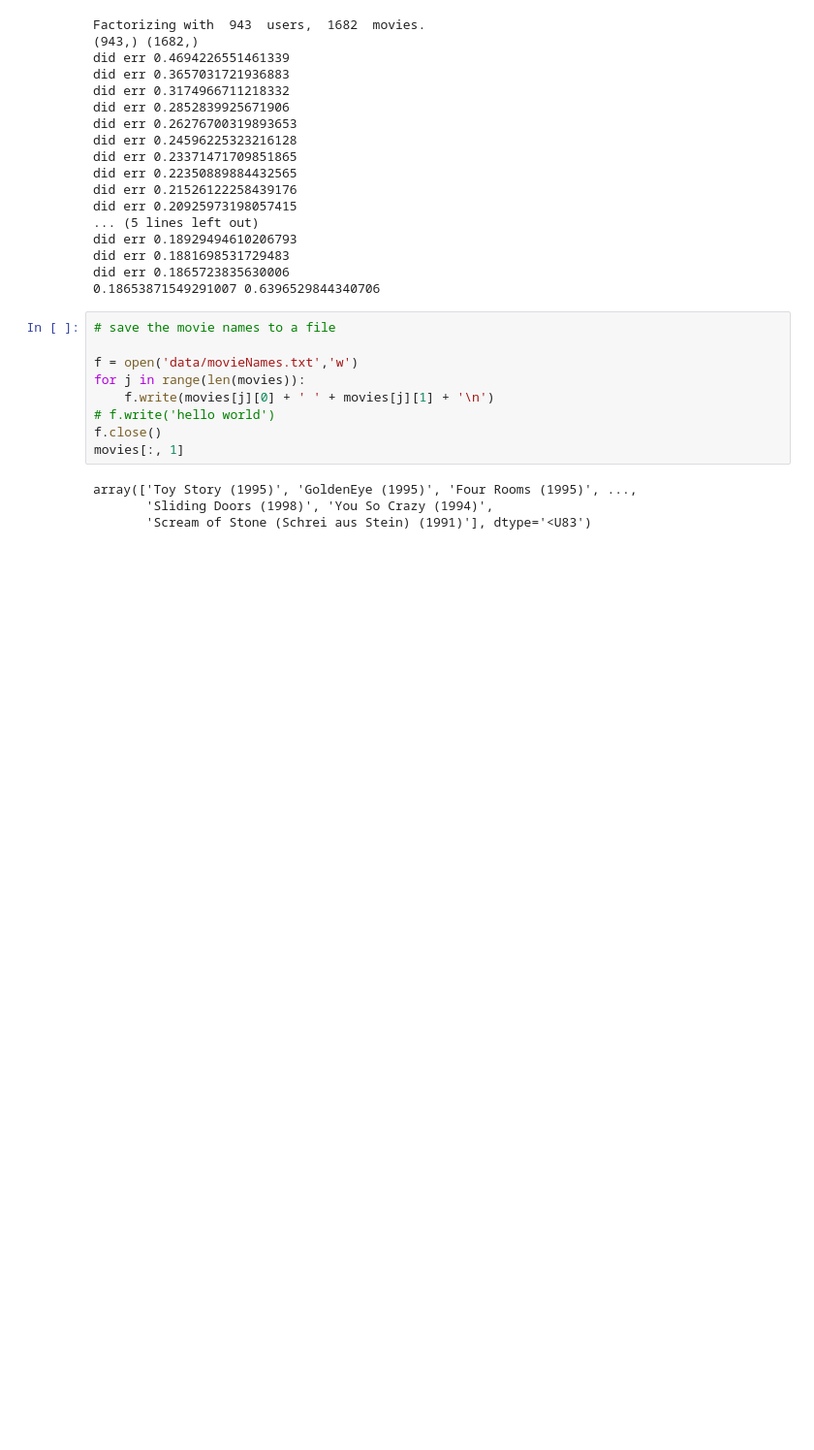
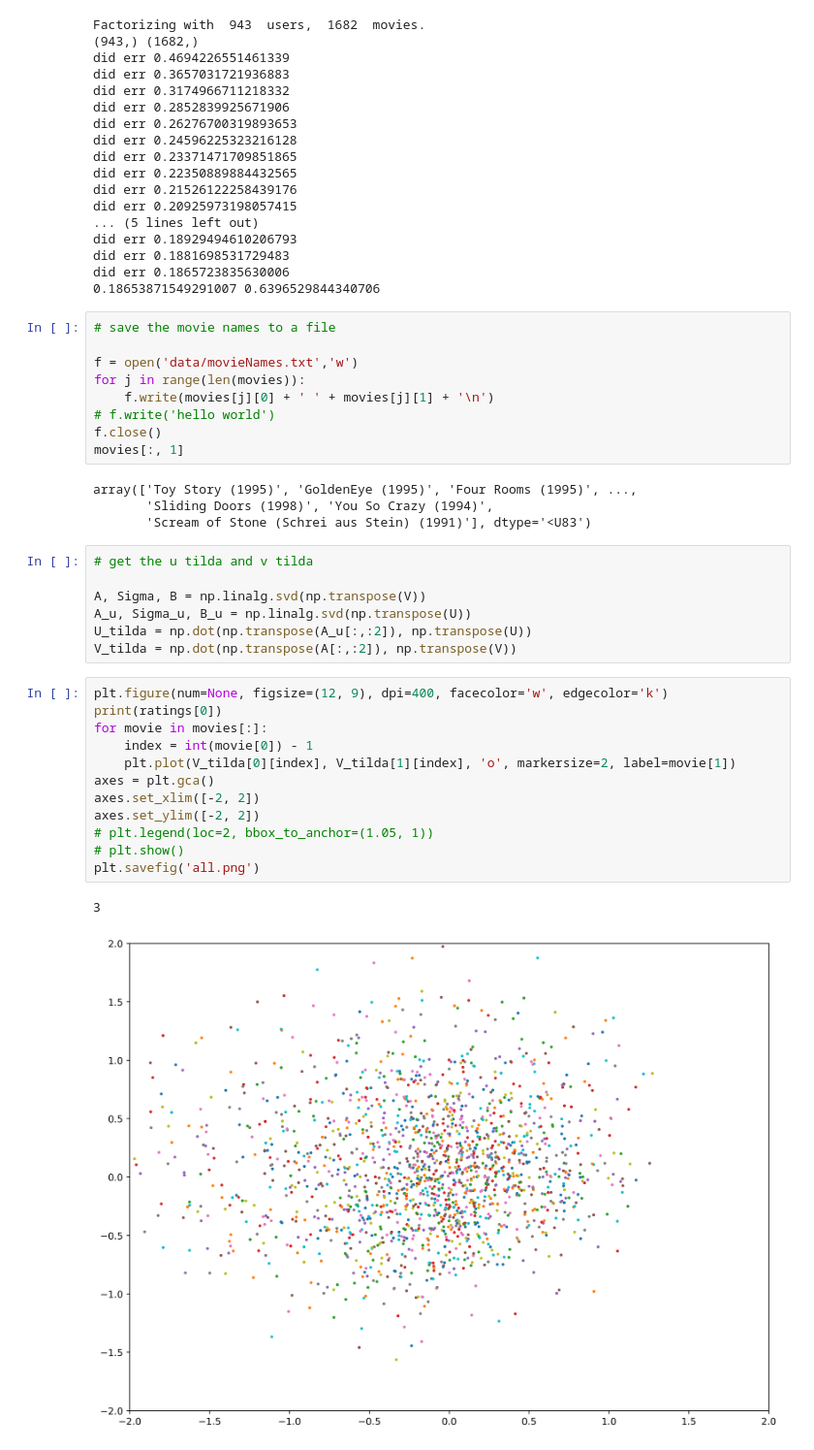
Before and after one commit to reislerjul/-MovieLens-Visualization, a Jupyter notebook: Visualizations-Bias.ipynb, the cells around one changed output. Shown at 97% size. Cells and saved outputs as stored; diff of their text form; blank space fills up the shorter version.

```diff
--- a/Visualizations-Bias.ipynb
+++ b/Visualizations-Bias.ipynb
@@ -341,3 +341,25 @@ movies[:, 1]
 array(['Toy Story (1995)', 'GoldenEye (1995)', 'Four Rooms (1995)', ...,
        'Sliding Doors (1998)', 'You So Crazy (1994)',
        'Scream of Stone (Schrei aus Stein) (1991)'], dtype='<U83')
+# %%
+# get the u tilda and v tilda
+
+A, Sigma, B = np.linalg.svd(np.transpose(V))
+A_u, Sigma_u, B_u = np.linalg.svd(np.transpose(U))
+U_tilda = np.dot(np.transpose(A_u[:,:2]), np.transpose(U))
+V_tilda = np.dot(np.transpose(A[:,:2]), np.transpose(V))
+# %%
+plt.figure(num=None, figsize=(12, 9), dpi=400, facecolor='w', edgecolor='k')
+print(ratings[0])
+for movie in movies[:]:
+    index = int(movie[0]) - 1
+    plt.plot(V_tilda[0][index], V_tilda[1][index], 'o', markersize=2, label=movie[1])
+axes = plt.gca()
+axes.set_xlim([-2, 2])
+axes.set_ylim([-2, 2])
+# plt.legend(loc=2, bbox_to_anchor=(1.05, 1))
+# plt.show()
+plt.savefig('all.png')
+# %% [output]
+3
+[figure, added]
```
Also changed, not shown: parts of 1 cell of this notebook.
